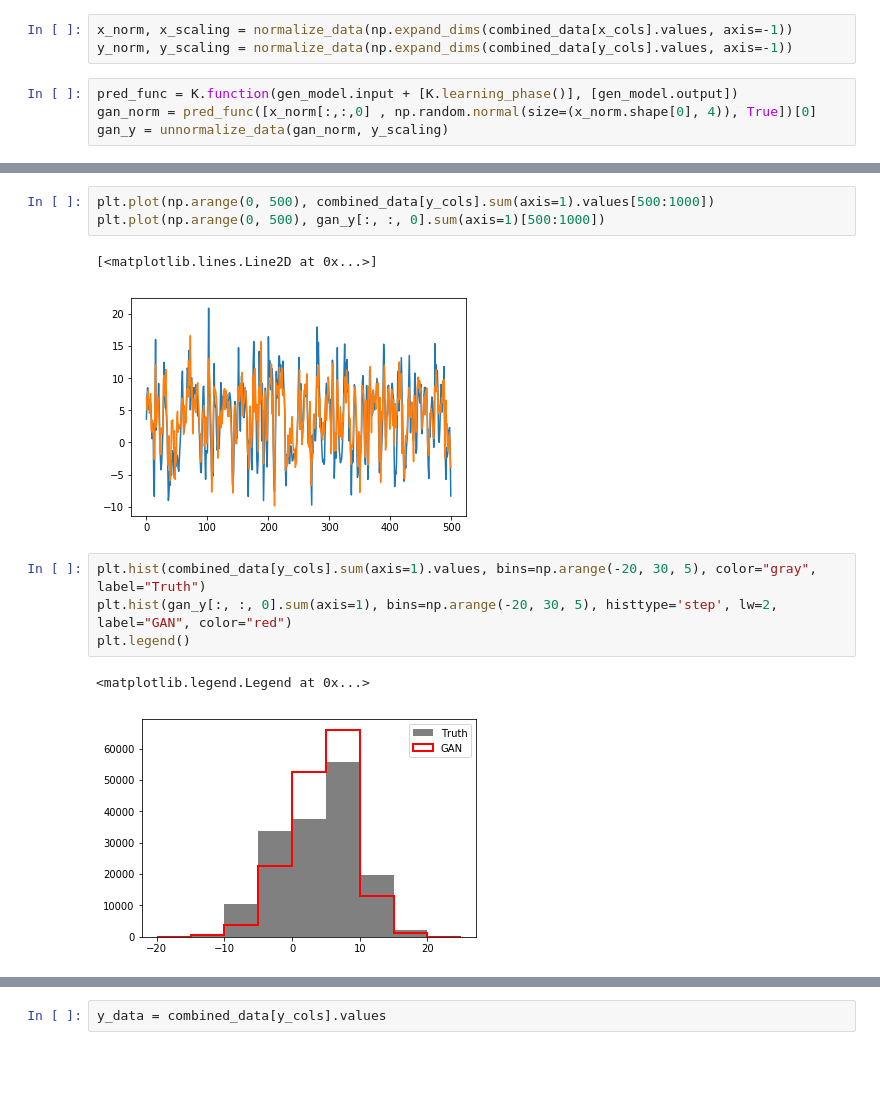
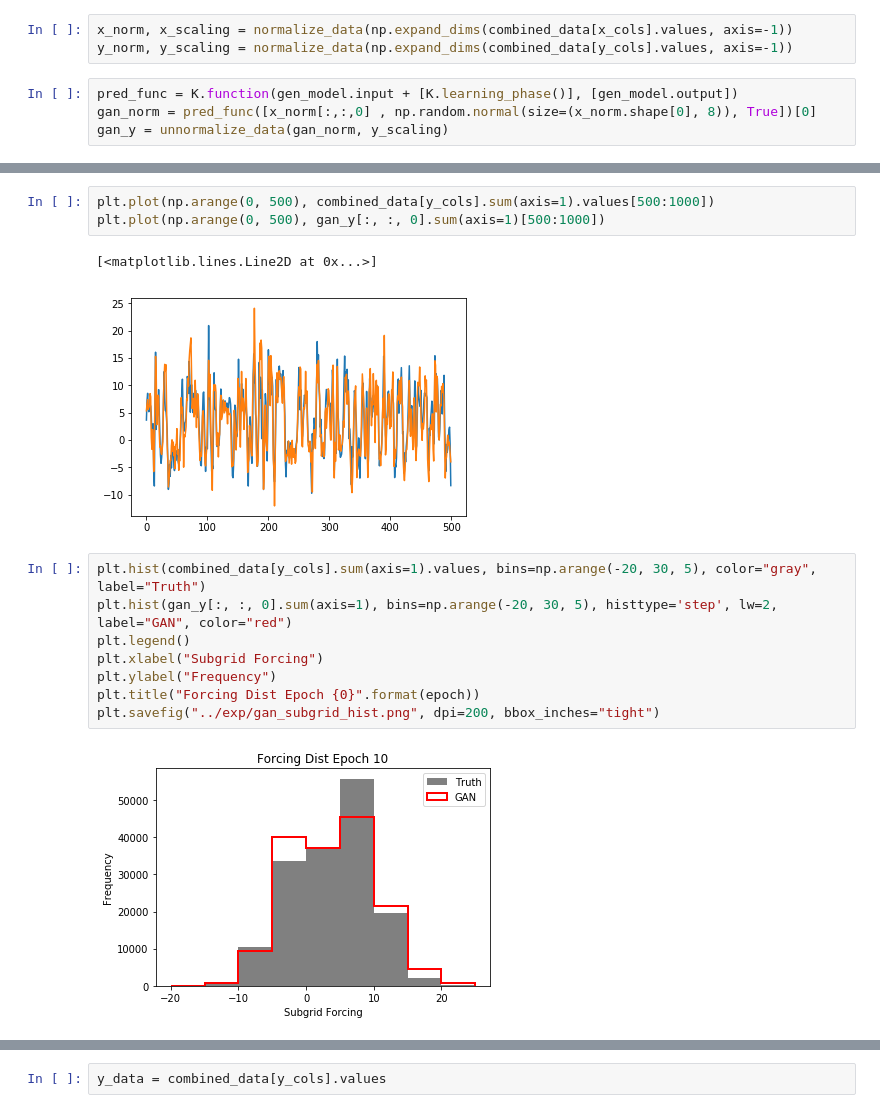
Before and after one commit to djgagne/lorenz_gan, a Jupyter notebook: notebooks/lorenz_gan_eval.ipynb, the cells around one changed output, grey strips where cells are left out. Saved outputs shown, nothing was run; the diff lists cells and outputs as text; blank space fills up the shorter version.

```diff
--- a/notebooks/lorenz_gan_eval.ipynb
+++ b/notebooks/lorenz_gan_eval.ipynb
@@ -194,7 +198,7 @@ x_norm, x_scaling = normalize_data(np.expand_dims(combined_data[x_cols].values,
 y_norm, y_scaling = normalize_data(np.expand_dims(combined_data[y_cols].values, axis=-1))
 # %%
 pred_func = K.function(gen_model.input + [K.learning_phase()], [gen_model.output])
-gan_norm = pred_func([x_norm[:,:,0] , np.random.normal(size=(x_norm.shape[0], 4)), True])[0]
+gan_norm = pred_func([x_norm[:,:,0] , np.random.normal(size=(x_norm.shape[0], 8)), True])[0]
 gan_y = unnormalize_data(gan_norm, y_scaling)
 # %%
 fig, axes = plt.subplots(1, 2, figsize=(10, 5))
@@ -210,14 +214,17 @@ plt.plot(np.arange(0, 500), combined_data[y_cols].sum(axis=1).values[500:1000])
 plt.plot(np.arange(0, 500), gan_y[:, :, 0].sum(axis=1)[500:1000])
 # %% [output]
 [<matplotlib.lines.Line2D at 0x...>]
-[figure, old version]
+[figure, new version]
 # %%
 plt.hist(combined_data[y_cols].sum(axis=1).values, bins=np.arange(-20, 30, 5), color="gray", label="Truth")
 plt.hist(gan_y[:, :, 0].sum(axis=1), bins=np.arange(-20, 30, 5), histtype='step', lw=2, label="GAN", color="red")
 plt.legend()
+plt.xlabel("Subgrid Forcing")
+plt.ylabel("Frequency")
+plt.title("Forcing Dist Epoch {0}".format(epoch))
+plt.savefig("../exp/gan_subgrid_hist.png", dpi=200, bbox_inches="tight")
 # %% [output]
-<matplotlib.legend.Legend at 0x...>
-[figure, old version]
+[figure, new version]
 # %%
 fig, axes = plt.subplots(1, 2, figsize=(10, 5))
 _ = axes[0].hist2d(combined_data["X_t"], combined_data[y_cols].sum(axis=1), bins=[np.linspace(-30, 30, 30),
```
Also changed, not shown: parts of 13 cells of this notebook, 3 other files.
